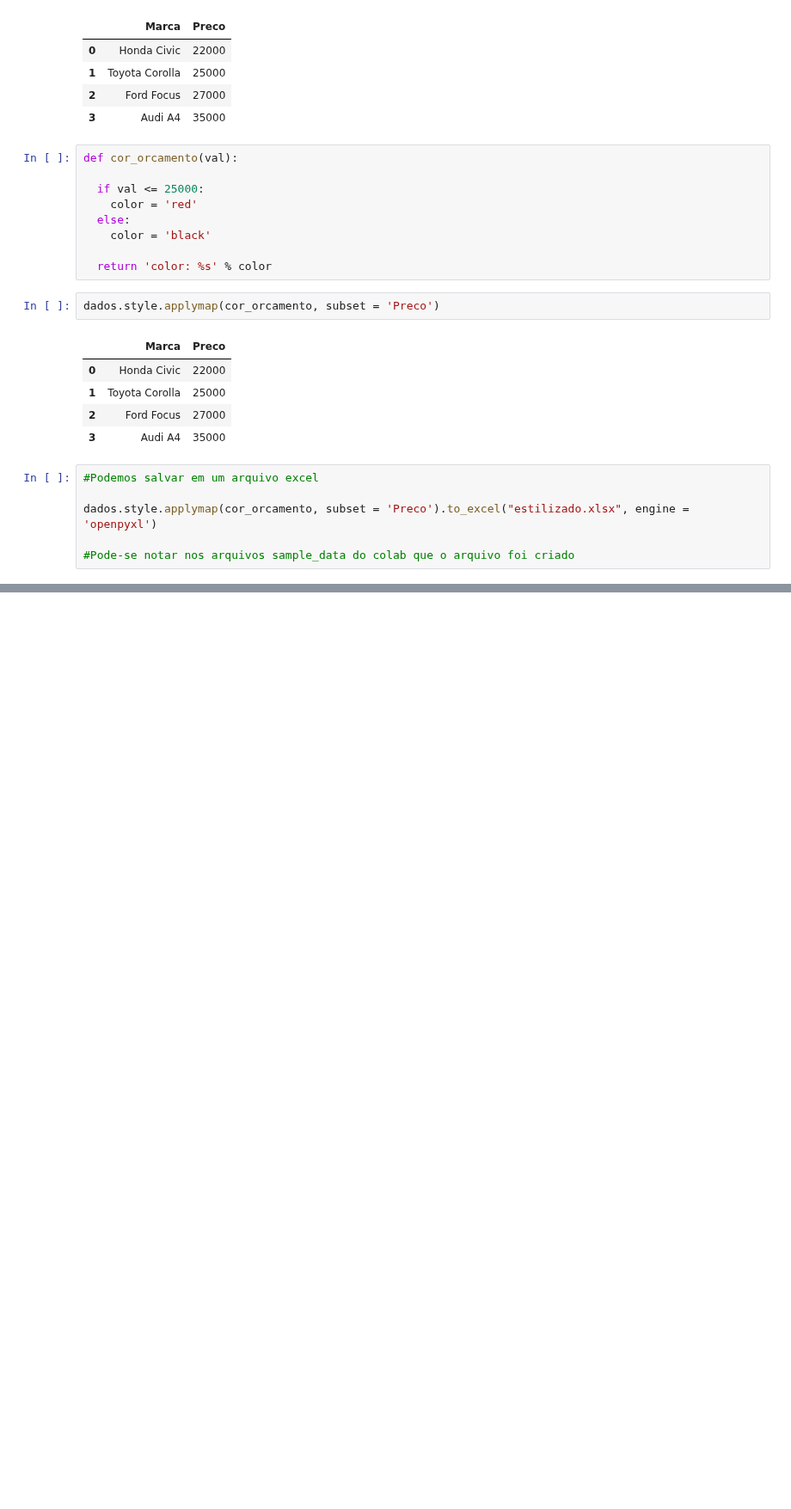
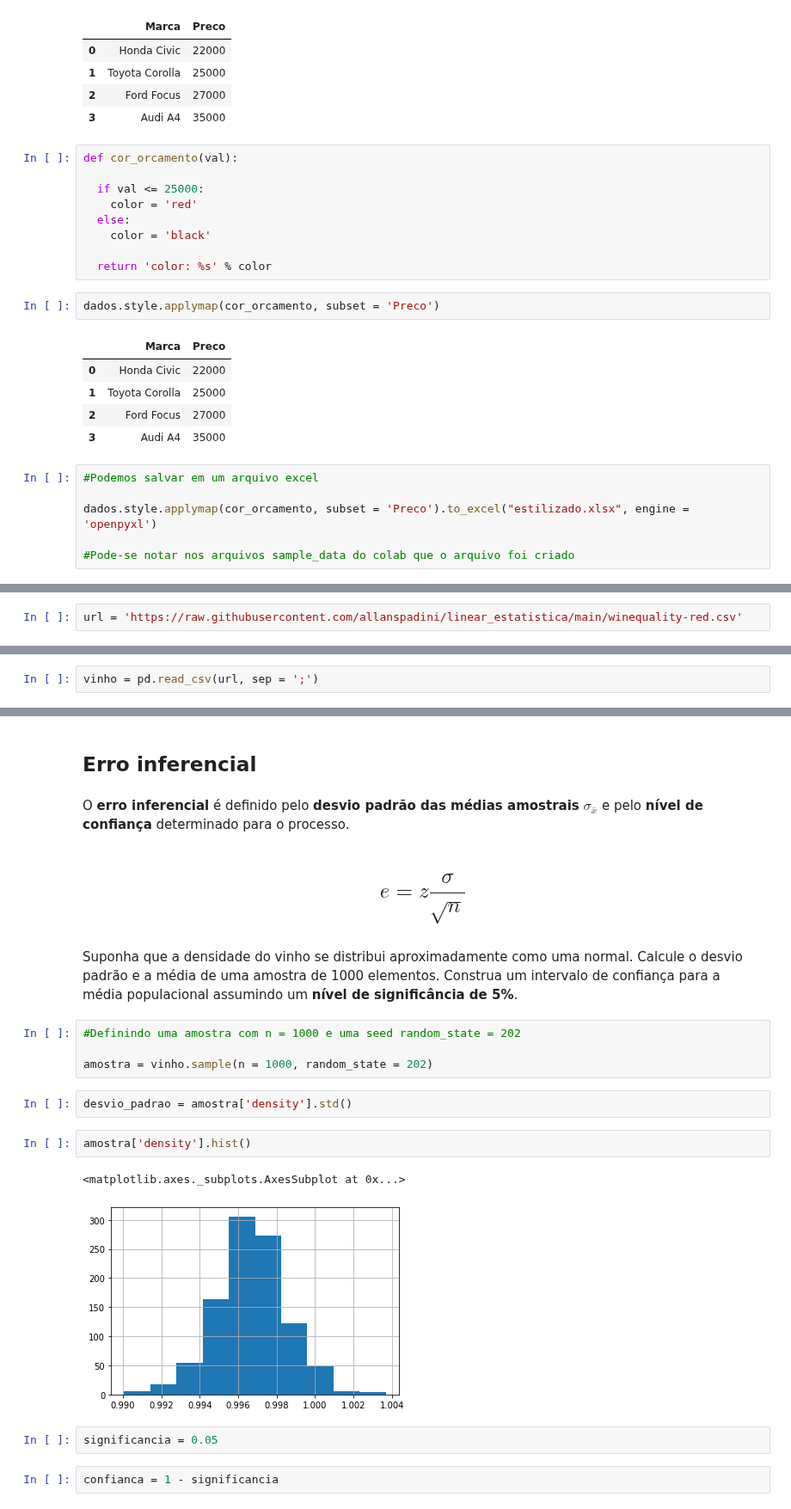
Before and after one commit to GuilhermeRuy97/BootcampDataScience, a Jupyter notebook: resumo_estatistica.ipynb, the cells around one changed output, grey strips where cells are left out. Shown at 86% size. Saved outputs shown, nothing was run; the diff lists cells and outputs as text; blank space fills up the shorter version.

```diff
--- a/resumo_estatistica.ipynb
+++ b/resumo_estatistica.ipynb
@@ -513,0 +443,2 @@ dados.style.applymap(cor_orcamento, subset = 'Preco').to_excel("estilizado.xlsx"
+# %%
+url = 'https://raw.githubusercontent.com/allanspadini/linear_estatistica/main/winequality-red.csv'
@@ -513,0 +452,2 @@ dados.style.applymap(cor_orcamento, subset = 'Preco').to_excel("estilizado.xlsx"
+# %%
+vinho = pd.read_csv(url, sep = ';')
@@ -513,0 +479,23 @@ dados.style.applymap(cor_orcamento, subset = 'Preco').to_excel("estilizado.xlsx"
+# %% [markdown]
+## Erro inferencial
+# %% [markdown]
+O **erro inferencial** é definido pelo **desvio padrão das médias amostrais** $\sigma_\bar{x}$ e pelo **nível de confiança** determinado para o processo.
+# %% [markdown]
+## $$e = z \frac{\sigma}{\sqrt{n}}$$
+# %% [markdown]
+Suponha que a densidade do vinho se distribui aproximadamente como uma normal. Calcule o desvio padrão e a média de uma amostra de 1000 elementos. Construa um intervalo de confiança para a média populacional assumindo um **nível de significância de 5%**.
+# %%
+#Definindo uma amostra com n = 1000 e uma seed random_state = 202
+
+amostra = vinho.sample(n = 1000, random_state = 202)
+# %%
+desvio_padrao = amostra['density'].std()
+# %%
+amostra['density'].hist()
+# %% [output]
+<matplotlib.axes._subplots.AxesSubplot at 0x...>
+[figure, added]
+# %%
+significancia = 0.05
+# %%
+confianca = 1 - significancia
```
Also changed, not shown: parts of 49 cells of this notebook.
